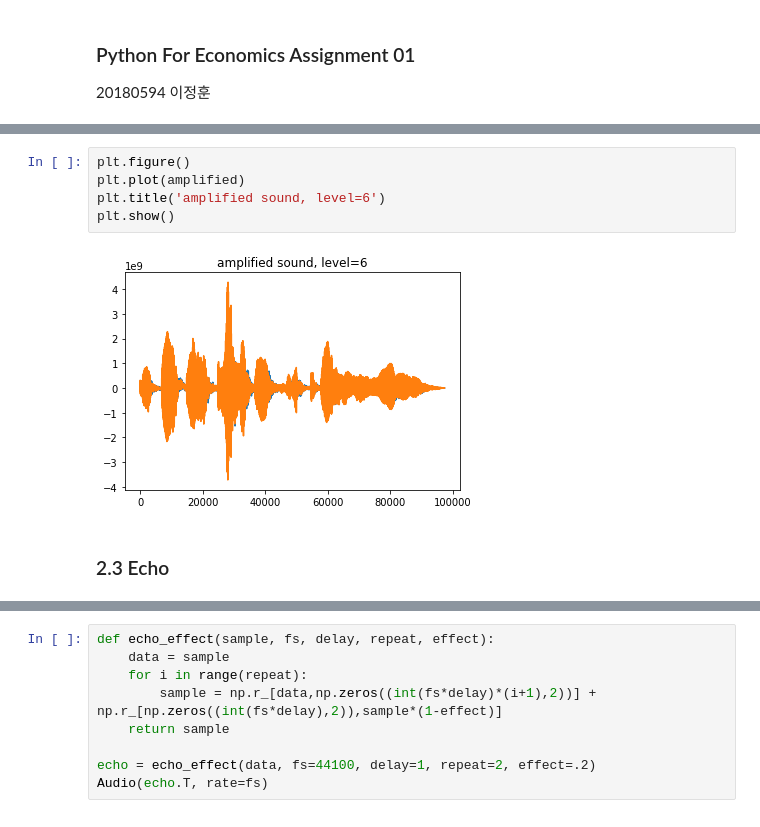
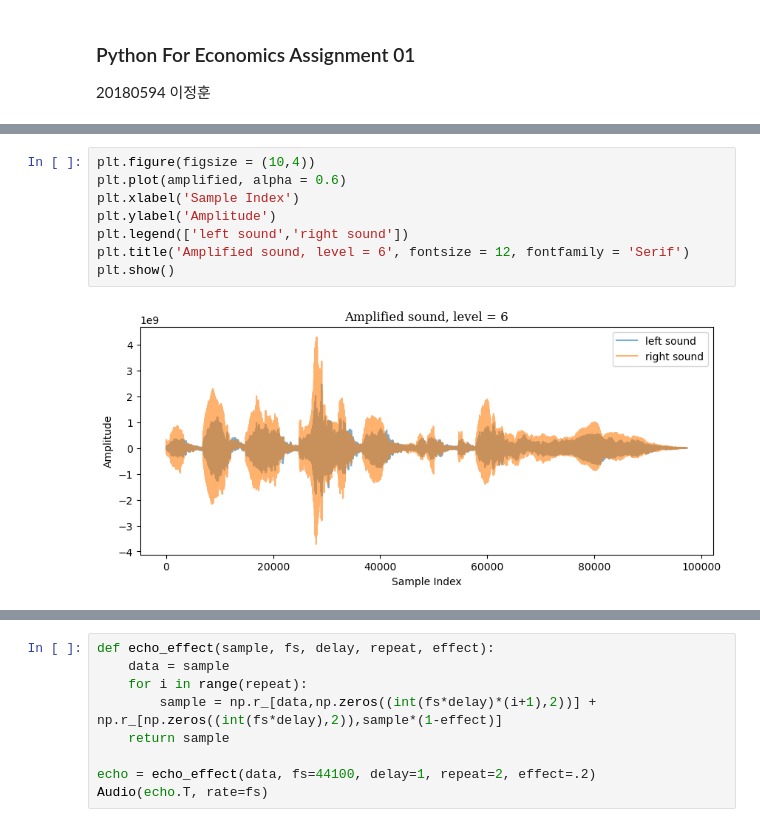
Before and after one commit to Tommylee1013/PythonForEconomics, a Jupyter notebook: HW1NumpySound/homework01.ipynb, the cells around one changed output, grey strips where cells are left out. Drawn from its saved outputs; the diff is of its cells as text.

```diff
--- a/HW1NumpySound/homework01.ipynb
+++ b/HW1NumpySound/homework01.ipynb
@@ -76,11 +89,12 @@ Audio(amplified.T, rate=fs)
 # %% [output]
 [interactive output not drawn]
 # %%
-plt.figure()
-plt.plot(amplified)
-plt.title('amplified sound, level=6')
+plt.figure(figsize = (10,4))
+plt.plot(amplified, alpha = 0.6)
+plt.xlabel('Sample Index')
+plt.ylabel('Amplitude')
+plt.legend(['left sound','right sound'])
+plt.title('Amplified sound, level = 6', fontsize = 12, fontfamily = 'Serif')
 plt.show()
 # %% [output]
-[figure, old version]
+[figure, new version]
-# %% [markdown]
-### 2.3 Echo
```
Also changed, not shown: parts of 22 cells of this notebook, 2 other files.
